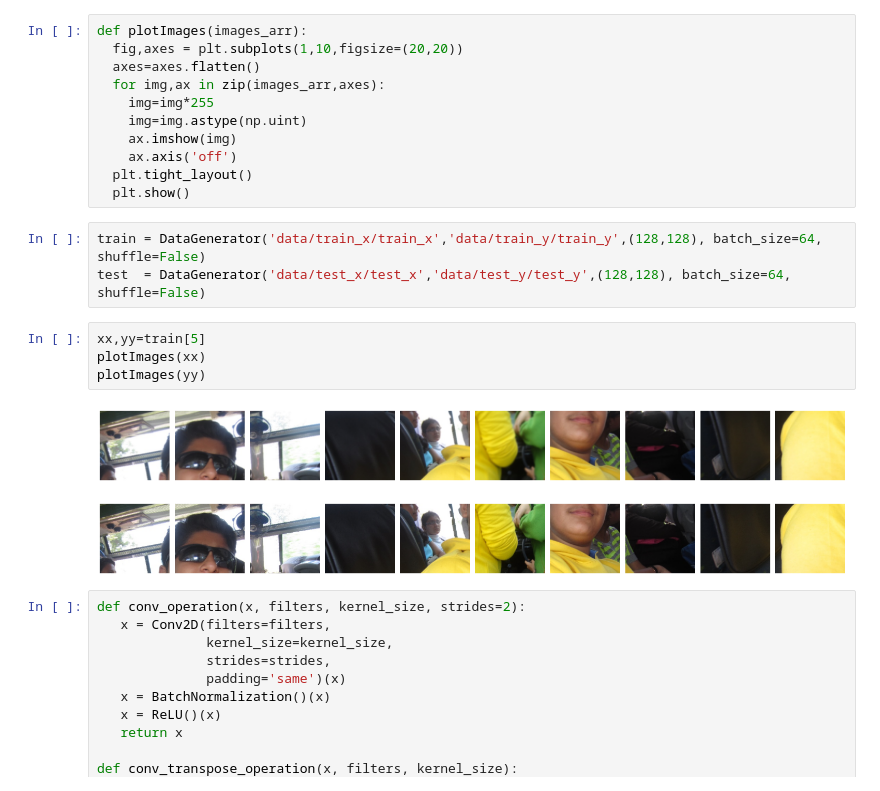
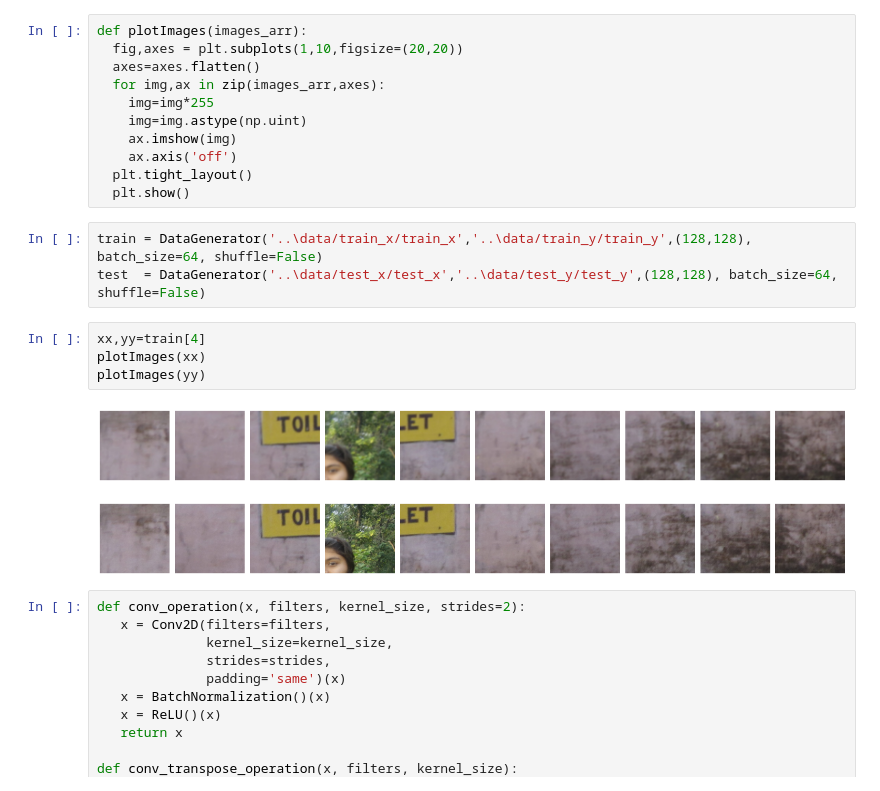
Before and after one commit to AryanSethi/No-Blur, a Jupyter notebook: model_exps/try3.ipynb, the cells around one changed output. Drawn from its saved outputs; the diff is of its cells as text.

```diff
--- a/model_exps/try3.ipynb
+++ b/model_exps/try3.ipynb
@@ -83,15 +83,15 @@ def plotImages(images_arr):
   plt.tight_layout()
   plt.show()
 # %%
-train = DataGenerator('data/train_x/train_x','data/train_y/train_y',(128,128), batch_size=64, shuffle=False)
-test  = DataGenerator('data/test_x/test_x','data/test_y/test_y',(128,128), batch_size=64, shuffle=False)
+train = DataGenerator('..\data/train_x/train_x','..\data/train_y/train_y',(128,128), batch_size=64, shuffle=False)
+test  = DataGenerator('..\data/test_x/test_x','..\data/test_y/test_y',(128,128), batch_size=64, shuffle=False)
 # %%
-xx,yy=train[5]
+xx,yy=train[4]
 plotImages(xx)
 plotImages(yy)
 # %% [output]
-[figure, old version]
+[figure, new version]
-[figure, old version]
+[figure, new version]
 # %%
 def conv_operation(x, filters, kernel_size, strides=2):
    x = Conv2D(filters=filters,
```
Also changed, not shown: parts of 4 cells of this notebook, 5 other files.
